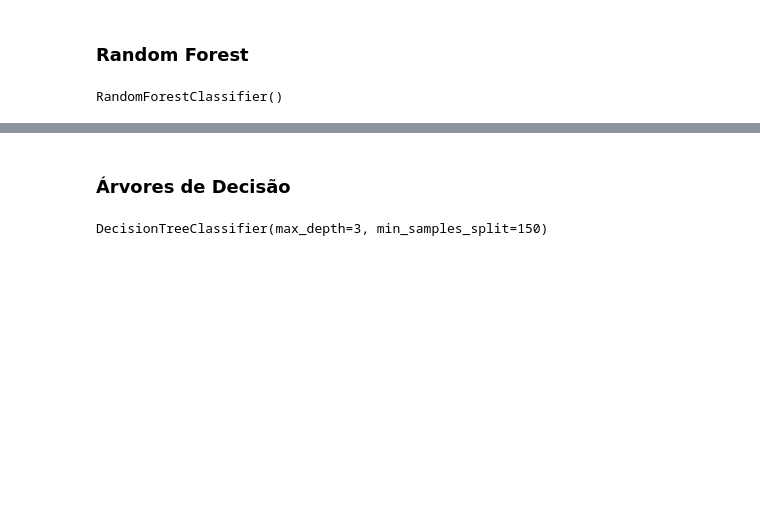
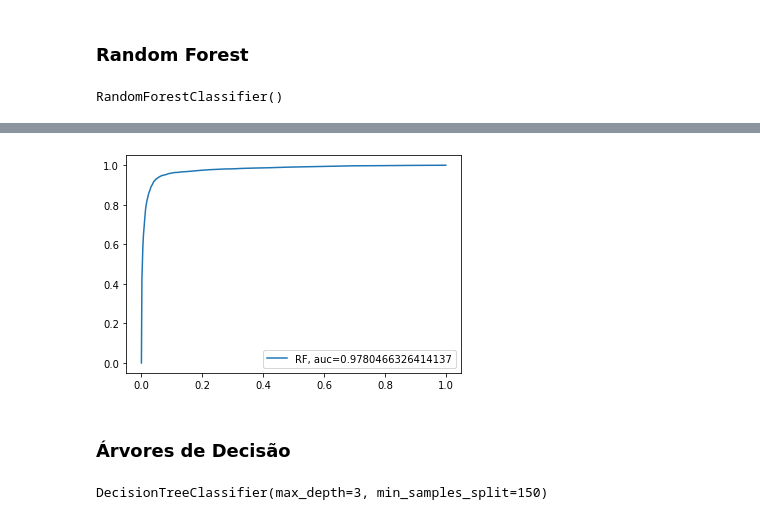
Before and after one commit to omarca2022/churn_project, a Jupyter notebook: churn_projeto.ipynb, the cells around one changed output, grey strips where cells are left out. Cells and saved outputs as stored; diff of their text form; code cells hidden in the pictures; blank space fills up the shorter version.

```diff
--- a/churn_projeto.ipynb
+++ b/churn_projeto.ipynb
@@ -546,6 +564,15 @@ print(classification_report(y_teste, y_rf))
     accuracy                           0.94     18069
    macro avg       0.94      0.94      0.94     18069
 weighted avg       0.94      0.94      0.94     18069
+# %%
+rf_proba = rf.predict_proba(x_teste)[::,1]
+fpr, tpr, _ = metrics.roc_curve(y_teste,  rf_proba)
+auc = metrics.roc_auc_score(y_teste, rf_proba)
+plt.plot(fpr,tpr,label="RF, auc="+str(auc))
+plt.legend(loc=4)
+plt.show()
+# %% [output]
+[figure, added]
 # %% [markdown]
 ### Árvores de Decisão
 # %%
```
Also changed, not shown: parts of 12 cells of this notebook.
